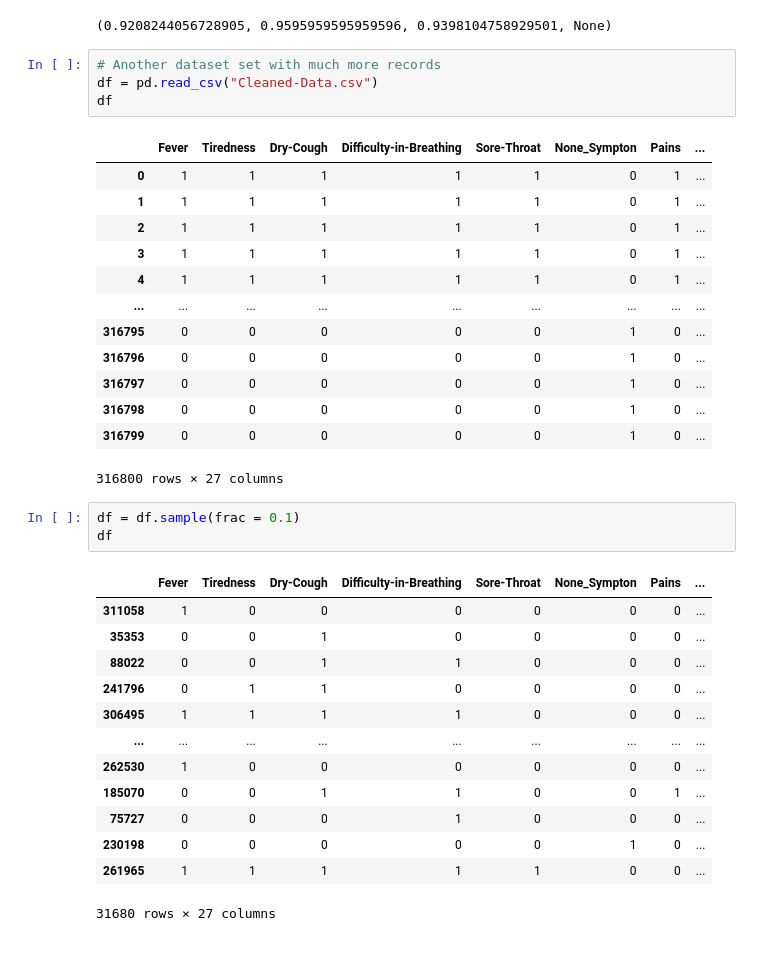
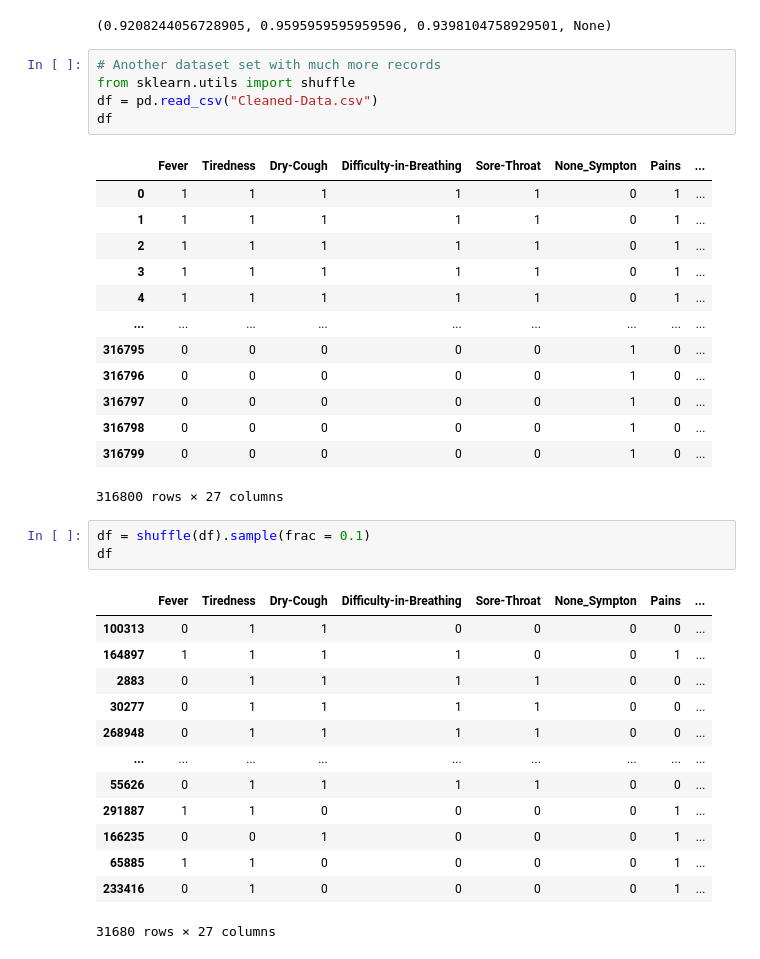
Before and after one commit to github-prathma/Spread_Of_Corona_Virus_Analysis, a Jupyter notebook: PredictionModel/PredictBasedOnConfirmedCase.ipynb, the cells around one changed output. Drawn from its saved outputs; the diff is of its cells as text.

```diff
--- a/PredictionModel/PredictBasedOnConfirmedCase.ipynb
+++ b/PredictionModel/PredictBasedOnConfirmedCase.ipynb
@@ -235,6 +233,7 @@ precision_recall_fscore_support(y_test, y_pred, average='weighted')
 (0.9208244056728905, 0.9595959595959596, 0.9398104758929501, None)
 # %%
 # Another dataset set with much more records
+from sklearn.utils import shuffle
 df = pd.read_csv("Cleaned-Data.csv")
 df
 # %% [output]
@@ -252,19 +251,19 @@ df
 | 316799 | 0 | 0 | 0 | 0 | 0 | 1 | 0 | ... |
 316800 rows × 27 columns
 # %%
-df = df.sample(frac = 0.1)
+df = shuffle(df).sample(frac = 0.1)
 df
 # %% [output]
 |  | Fever | Tiredness | Dry-Cough | Difficulty-in-Breathing | Sore-Throat | None_Sympton | Pains | ... |
-| 311058 | 1 | 0 | 0 | 0 | 0 | 0 | 0 | ... |
-| 35353 | 0 | 0 | 1 | 0 | 0 | 0 | 0 | ... |
-| 88022 | 0 | 0 | 1 | 1 | 0 | 0 | 0 | ... |
-| 241796 | 0 | 1 | 1 | 0 | 0 | 0 | 0 | ... |
-| 306495 | 1 | 1 | 1 | 1 | 0 | 0 | 0 | ... |
+| 100313 | 0 | 1 | 1 | 0 | 0 | 0 | 0 | ... |
+| 164897 | 1 | 1 | 1 | 1 | 0 | 0 | 1 | ... |
+| 2883 | 0 | 1 | 1 | 1 | 1 | 0 | 0 | ... |
+| 30277 | 0 | 1 | 1 | 1 | 1 | 0 | 0 | ... |
+| 268948 | 0 | 1 | 1 | 1 | 1 | 0 | 0 | ... |
 | ... | ... | ... | ... | ... | ... | ... | ... | ... |
-| 262530 | 1 | 0 | 0 | 0 | 0 | 0 | 0 | ... |
-| 185070 | 0 | 0 | 1 | 1 | 0 | 0 | 1 | ... |
-| 75727 | 0 | 0 | 0 | 1 | 0 | 0 | 0 | ... |
-| 230198 | 0 | 0 | 0 | 0 | 0 | 1 | 0 | ... |
-| 261965 | 1 | 1 | 1 | 1 | 1 | 0 | 0 | ... |
+| 55626 | 0 | 1 | 1 | 1 | 1 | 0 | 0 | ... |
+| 291887 | 1 | 1 | 0 | 0 | 0 | 0 | 1 | ... |
+| 166235 | 0 | 0 | 1 | 0 | 0 | 0 | 1 | ... |
+| 65885 | 1 | 1 | 0 | 0 | 0 | 0 | 1 | ... |
+| 233416 | 0 | 1 | 0 | 0 | 0 | 0 | 1 | ... |
 31680 rows × 27 columns
```
Also changed, not shown: parts of 9 cells of this notebook.
